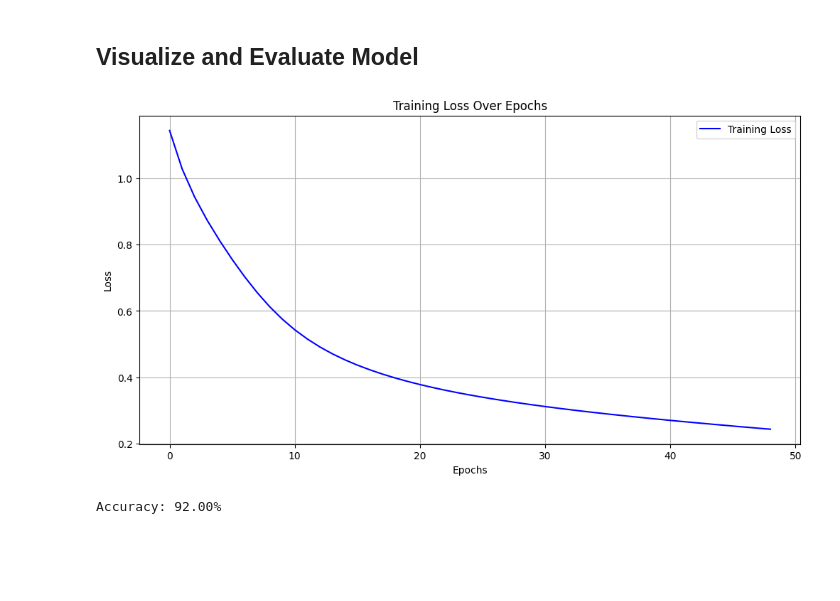
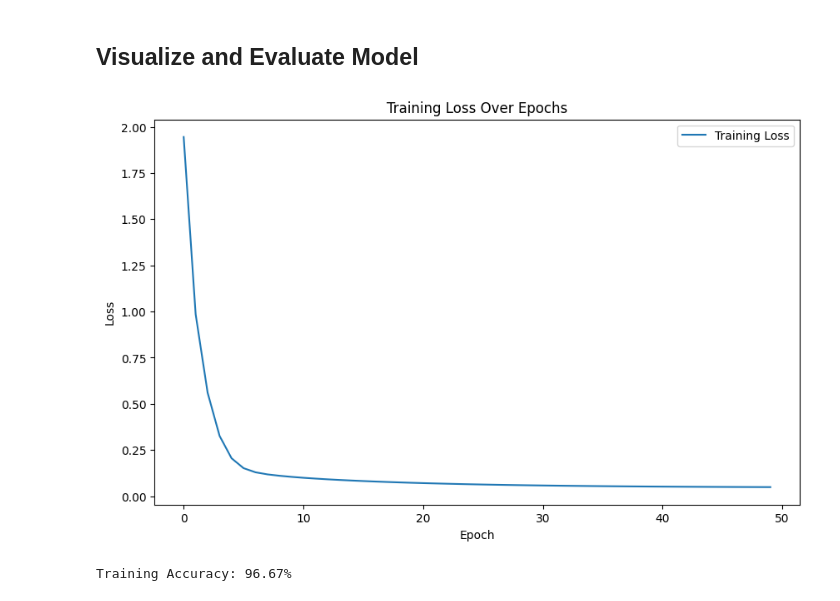
Before and after one commit to karanpdx/UW-PHYS417, a Jupyter notebook: Copy_of_Lab2_Report.ipynb, the cells around one changed output. Drawn from its saved outputs; the diff is of its cells as text; code cells hidden in the pictures; blank space fills up the shorter version.

```diff
--- a/Copy_of_Lab2_Report.ipynb
+++ b/Copy_of_Lab2_Report.ipynb
@@ -172,22 +249,2 @@ train_loss_list = []
 # %% [markdown]
 ## Train Model
-# %%
-inputs = torch.from_numpy(X_train_scaled).type(torch.float32).to(device)  # Features as float32
-targets = torch.from_numpy(y_train).type(torch.long).to(device)     # Class labels as long (integers)
-
-
-for epoch in range(epochs):
-
-    optimizer.zero_grad() # Empty the gradient buffer so each learning event per epoch is separate
-
-    outputs = model(inputs) # Forward pass the inputs through the network to produce outputs
-
-    loss = loss_func(outputs, targets) # Compute the loss via comparing the output with expected targets
-
-    train_loss_list.append(loss.item()) # Save the loss value to train_loss_list we defined
-
-    loss.backward() # Compute how much changes to be made to weights/biases
-
-    optimizer.step() # Update the weights/biases according to learning rate
-
-    print('epoch {}, loss {}'.format(epoch, loss.item()))
@@ -214,31 +303,37 @@ epoch 48, loss 0.24356630444526672
 # %%
 # Plot your training loss throughout the training
 # Include proper x and y labels for the plot
 
-plt.figure(figsize=(12, 6))
-
-plt.plot(range(len(train_loss_list)), train_loss_list, label='Training Loss', color='blue')  # Plot the training loss
-plt.title('Training Loss Over Epochs')  # Title of the plot
-plt.xlabel('Epochs')  # Label for x-axis
-plt.ylabel('Loss')  # Label for y-axis
-plt.legend()  # Show legend
-plt.grid(True)  # Add a grid for better readability
-plt.show()  # Display the plot
+plt.figure(figsize=(10, 6))
+plt.plot(range(len(train_loss_list)), train_loss_list, label="Training Loss")  # Ensure x and y match in length
+plt.xlabel("Epoch")
+plt.ylabel("Loss")
+plt.title("Training Loss Over Epochs")
+plt.legend()
+plt.show()
 # %% [output]
-[figure, old version]
+[figure, new version]
-# %%
-# Confirm that your model's training accuracy is >90%
-
-
-with torch.no_grad():  # Disable gradient calculation for inference
-
-    _, predicted_labels = torch.max(outputs, 1)  # Get predicted class labels
-
-# Calculate accuracy
-correct_predictions = (predicted_labels == targets).sum().item()  # Count correct predictions
-
-accuracy = (correct_predictions / 150) * 100  # Calculate percentage accuracy
-
-print(f"Accuracy: {accuracy:.2f}%")  # Print accuracy
-# %% [output]
-Accuracy: 92.00%
+# %%
+with torch.no_grad():
+    # This context manager disables gradient calculation
+    # It's used for inference to save memory and speed up computations
+
+    outputs = model(inputs).numpy()  # Model predictions
+    # Pass the input data through the model to get predictions
+    # .numpy() converts the PyTorch tensor to a NumPy array
+
+    predicted = np.round(outputs).flatten()  # Round predictions to nearest integer (0, 1, or 2)
+    # Round the raw output values to the nearest integer
+    # .flatten() ensures the result is a 1D array
+
+    correct = (predicted == y_train).sum()  # Count correct predictions
+    # Compare predicted labels with true labels (y_train)
+    # .sum() counts the number of correct predictions
+
+    training_accuracy = correct / len(y_train)
+    # Calculate accuracy by dividing correct predictions by total number of samples
+
+    print(f"Training Accuracy: {training_accuracy * 100:.2f}%")
+    # Print the training accuracy as a percentage, formatted to 2 decimal places
+# %% [output]
+Training Accuracy: 96.67%
```
Also changed, not shown: parts of 14 cells of this notebook.
